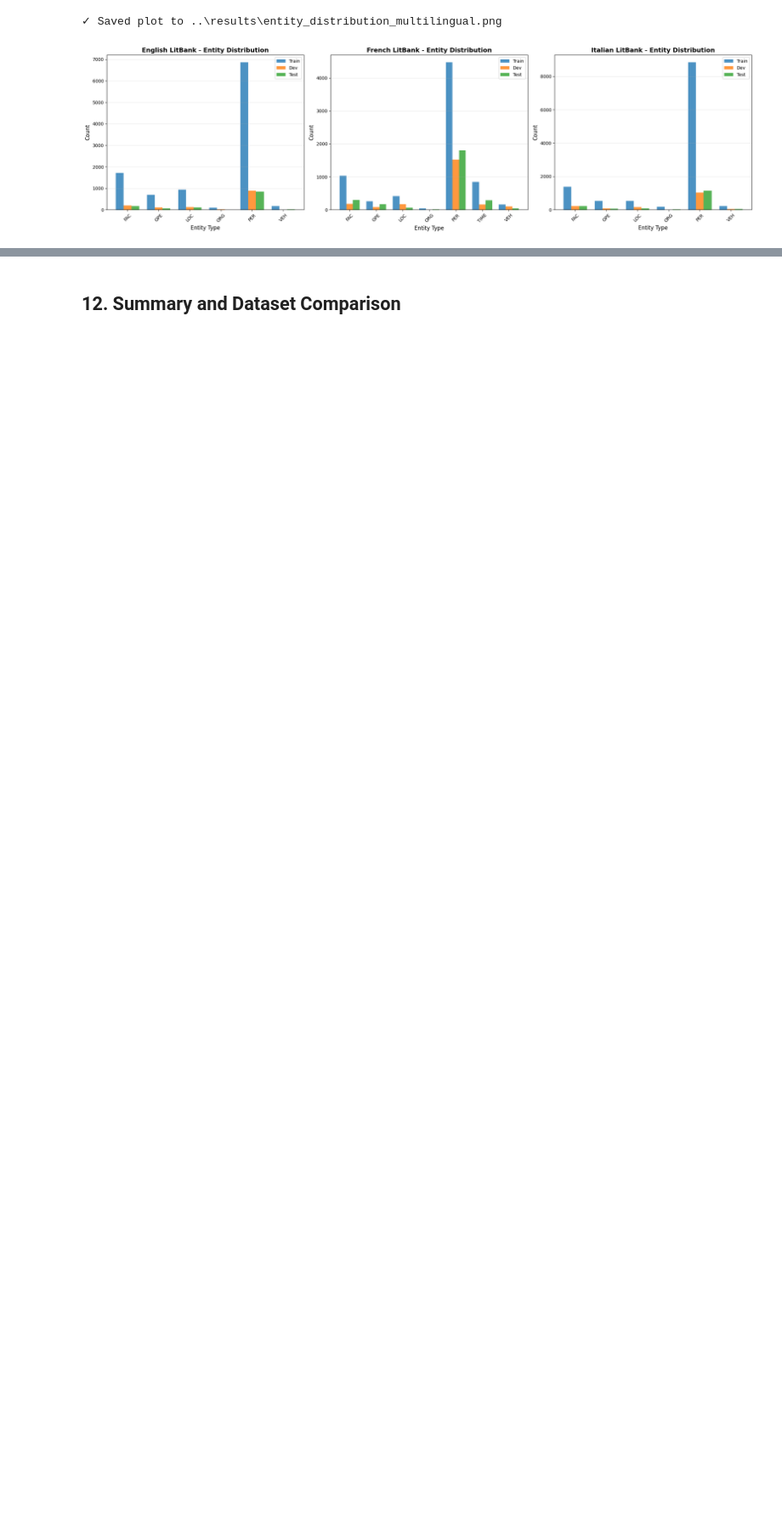
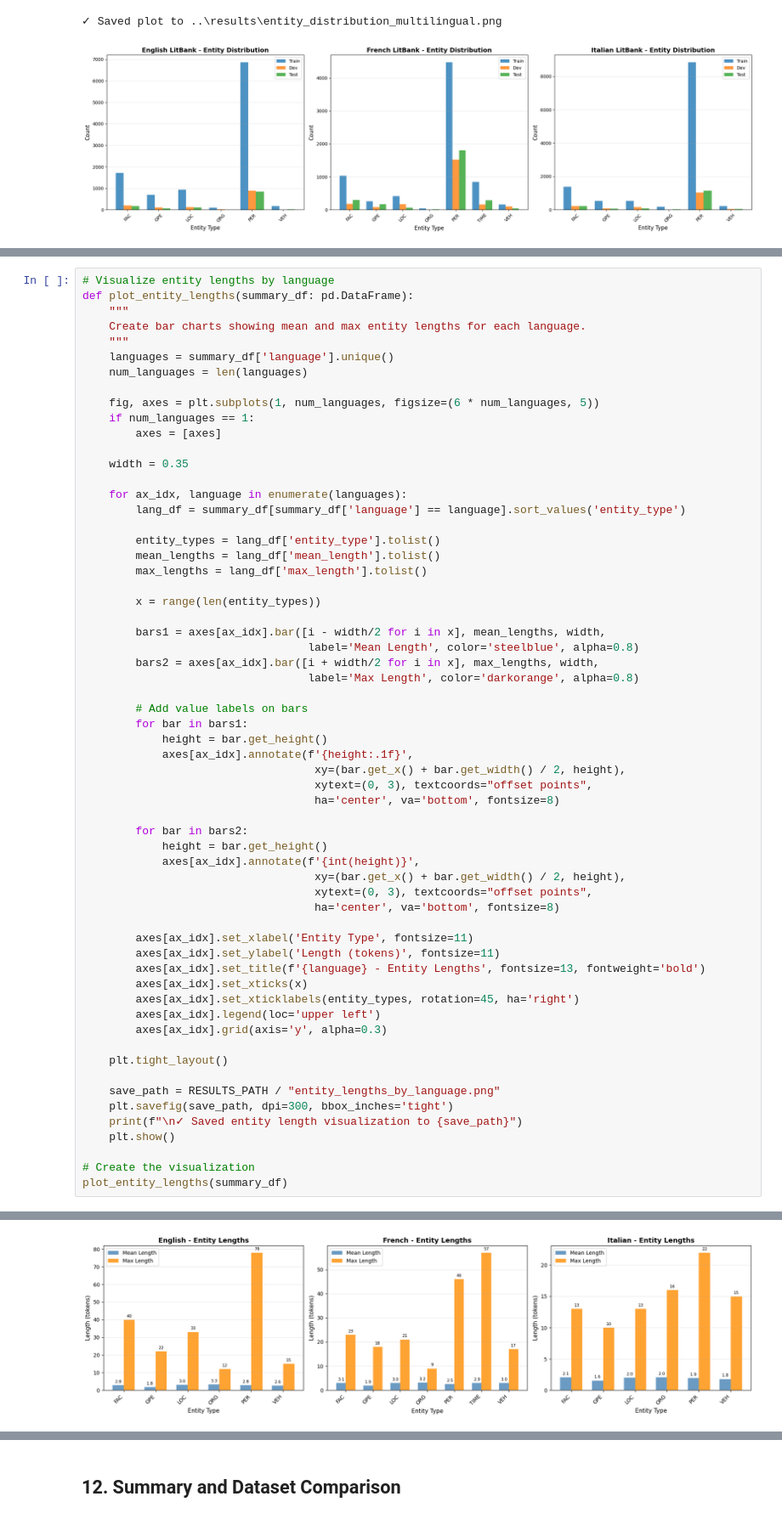
Before and after one commit to wpn-fri/CAS_Mod4_NER, a Jupyter notebook: notebooks/01_data_preprocessing.ipynb, the cells around one changed output, grey strips where cells are left out. Shown at 85% size. Drawn from its saved outputs; the diff is of its cells as text; blank space fills up the shorter version.

```diff
--- a/notebooks/01_data_preprocessing.ipynb
+++ b/notebooks/01_data_preprocessing.ipynb
@@ -1415,0 +1142,62 @@ plot_entity_distribution_multilingual(english_stats, french_stats, italian_stats
+# %%
+# Visualize entity lengths by language
+def plot_entity_lengths(summary_df: pd.DataFrame):
+    """
+    Create bar charts showing mean and max entity lengths for each language.
+    """
+    languages = summary_df['language'].unique()
+    num_languages = len(languages)
+
+    fig, axes = plt.subplots(1, num_languages, figsize=(6 * num_languages, 5))
+    if num_languages == 1:
+        axes = [axes]
+
+    width = 0.35
+
+    for ax_idx, language in enumerate(languages):
+        lang_df = summary_df[summary_df['language'] == language].sort_values('entity_type')
+
+        entity_types = lang_df['entity_type'].tolist()
+        mean_lengths = lang_df['mean_length'].tolist()
+        max_lengths = lang_df['max_length'].tolist()
+
+        x = range(len(entity_types))
+
+        bars1 = axes[ax_idx].bar([i - width/2 for i in x], mean_lengths, width,
+                                  label='Mean Length', color='steelblue', alpha=0.8)
+        bars2 = axes[ax_idx].bar([i + width/2 for i in x], max_lengths, width,
+                                  label='Max Length', color='darkorange', alpha=0.8)
+
+        # Add value labels on bars
+        for bar in bars1:
+            height = bar.get_height()
+            axes[ax_idx].annotate(f'{height:.1f}',
+                                   xy=(bar.get_x() + bar.get_width() / 2, height),
+                                   xytext=(0, 3), textcoords="offset points",
+                                   ha='center', va='bottom', fontsize=8)
+
+        for bar in bars2:
+            height = bar.get_height()
+            axes[ax_idx].annotate(f'{int(height)}',
+                                   xy=(bar.get_x() + bar.get_width() / 2, height),
+                                   xytext=(0, 3), textcoords="offset points",
+                                   ha='center', va='bottom', fontsize=8)
+
+        axes[ax_idx].set_xlabel('Entity Type', fontsize=11)
+        axes[ax_idx].set_ylabel('Length (tokens)', fontsize=11)
+        axes[ax_idx].set_title(f'{language} - Entity Lengths', fontsize=13, fontweight='bold')
+        axes[ax_idx].set_xticks(x)
+        axes[ax_idx].set_xticklabels(entity_types, rotation=45, ha='right')
+        axes[ax_idx].legend(loc='upper left')
+        axes[ax_idx].grid(axis='y', alpha=0.3)
+
+    plt.tight_layout()
+
+    save_path = RESULTS_PATH / "entity_lengths_by_language.png"
+    plt.savefig(save_path, dpi=300, bbox_inches='tight')
+    print(f"\n✓ Saved entity length visualization to {save_path}")
+    plt.show()
+
+# Create the visualization
+plot_entity_lengths(summary_df)
+# %% [output]
@@ -1415,0 +1205 @@ plot_entity_distribution_multilingual(english_stats, french_stats, italian_stats
+[figure, added]
```
Also changed, not shown: parts of 24 cells of this notebook, 3 other files.
